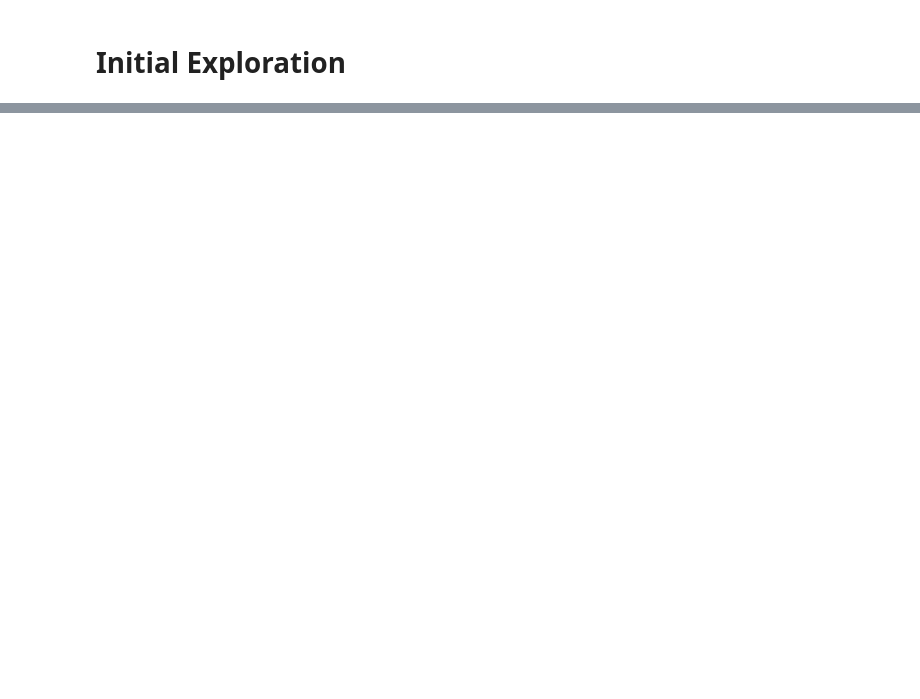
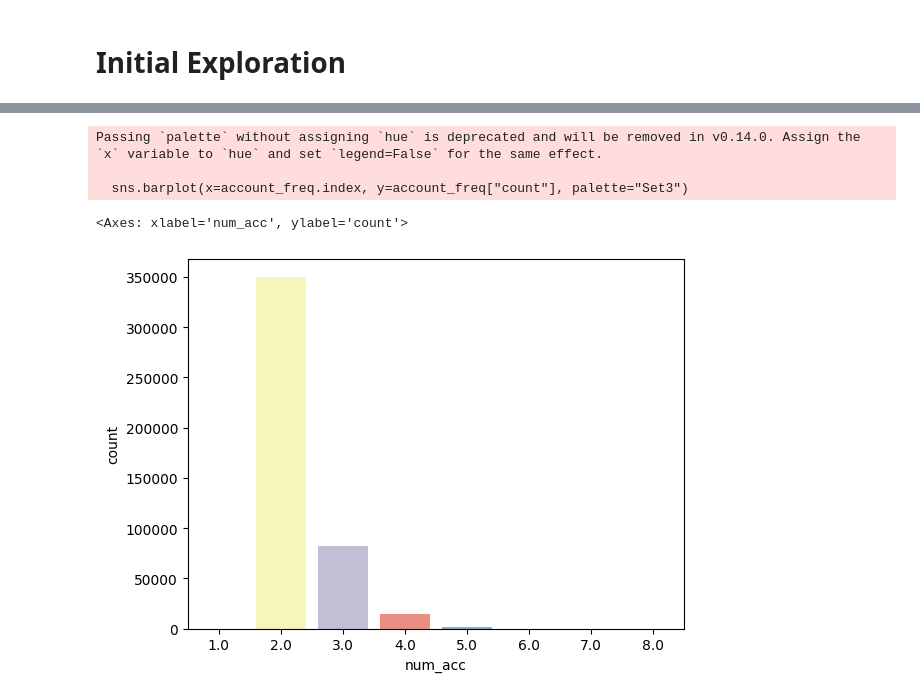
Before and after one commit to Ryanvandenakker/Vanguard_Project, a Jupyter notebook: notebooks/Vanguard Project.ipynb, the cells around one changed output, grey strips where cells are left out. Cells and saved outputs as stored; diff of their text form; code cells hidden in the pictures; blank space fills up the shorter version.

```diff
--- a/notebooks/Vanguard Project.ipynb
+++ b/notebooks/Vanguard Project.ipynb
@@ -261,0 +298,5 @@ dtype: object
+# %%
+# Creating a crosstab table for the 'num_acc' column, counting occurrences for each unique value
+account_freq = pd.crosstab(index = primary_clients["num_acc"],
+                              columns="count")
+account_freq
@@ -261,0 +314,9 @@ dtype: object
+# %%
+# Plotting a bar chart using the 'count' values from 'my_table'
+sns.barplot(x=account_freq.index, y=account_freq["count"], palette="Set3")
+# %% [output]
+Passing `palette` without assigning `hue` is deprecated and will be removed in v0.14.0. Assign the `x` variable to `hue` and set `legend=False` for the same effect.
+
+  sns.barplot(x=account_freq.index, y=account_freq["count"], palette="Set3")
+<Axes: xlabel='num_acc', ylabel='count'>
+[figure, added]
```
Also changed, not shown: parts of 39 cells of this notebook.
